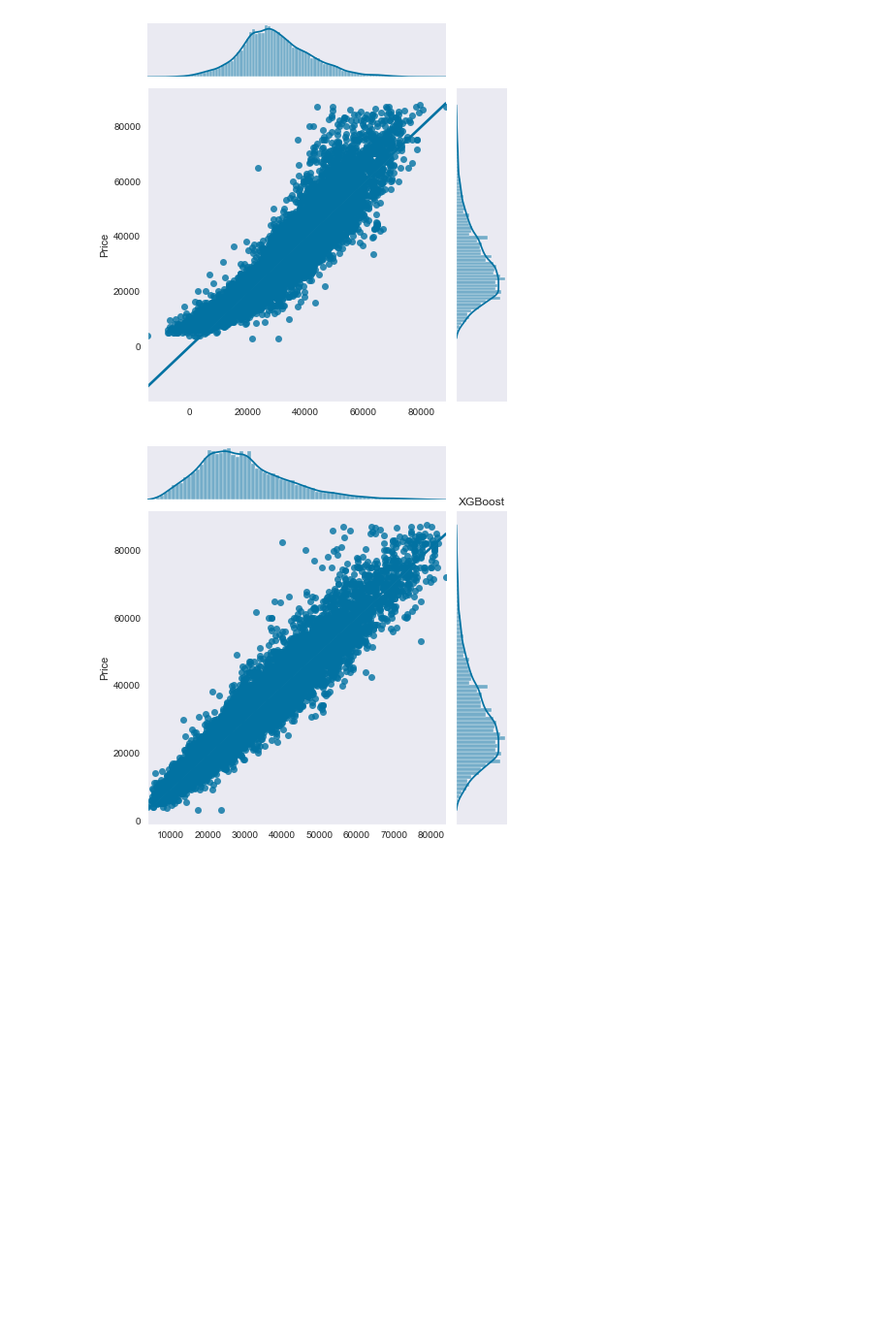
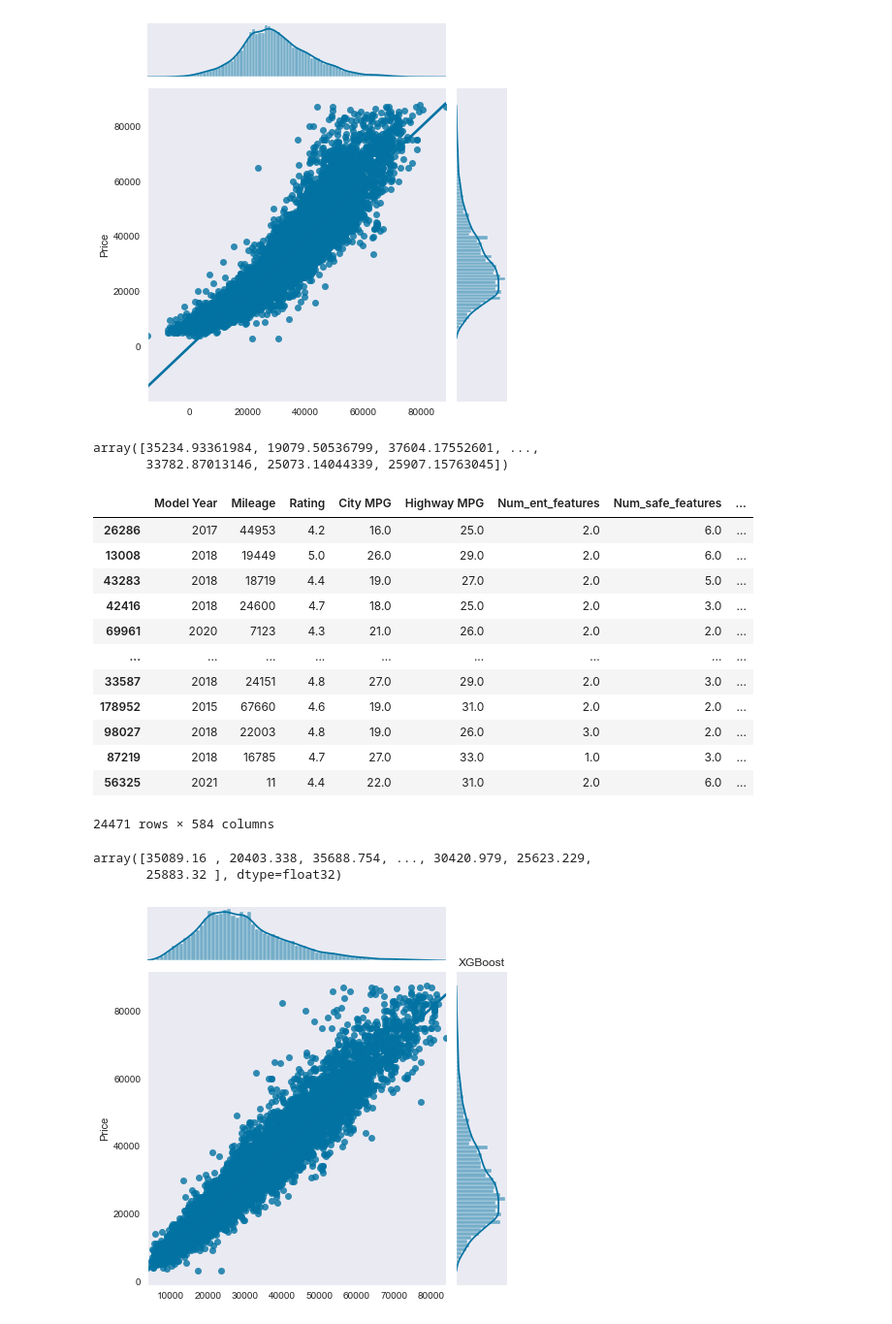
Before and after one commit to luongtruong77/regression-car-price-predictor, a Jupyter notebook: Modeling.ipynb, the cells around one changed output. Shown at 97% size. Cells and saved outputs as stored; diff of their text form; code cells hidden in the pictures; blank space fills up the shorter version.

```diff
--- a/Modeling.ipynb
+++ b/Modeling.ipynb
@@ -620,3 +630,24 @@ plt.savefig('figures/joint_linear.png')
 plt.show()
 # %% [output]
 [figure]
+# %%
+y_pred
+# %% [output]
+array([35234.93361984, 19079.50536799, 37604.17552601, ...,
+       33782.87013146, 25073.14044339, 25907.15763045])
+# %%
+X_test
+# %% [output]
+|  | Model Year | Mileage | Rating | City MPG | Highway MPG | Num_ent_features | Num_safe_features | ... |
+| 26286 | 2017 | 44953 | 4.2 | 16.0 | 25.0 | 2.0 | 6.0 | ... |
+| 13008 | 2018 | 19449 | 5.0 | 26.0 | 29.0 | 2.0 | 6.0 | ... |
+| 43283 | 2018 | 18719 | 4.4 | 19.0 | 27.0 | 2.0 | 5.0 | ... |
+| 42416 | 2018 | 24600 | 4.7 | 18.0 | 25.0 | 2.0 | 3.0 | ... |
+| 69961 | 2020 | 7123 | 4.3 | 21.0 | 26.0 | 2.0 | 2.0 | ... |
+| ... | ... | ... | ... | ... | ... | ... | ... | ... |
+| 33587 | 2018 | 24151 | 4.8 | 27.0 | 29.0 | 2.0 | 3.0 | ... |
+| 178952 | 2015 | 67660 | 4.6 | 19.0 | 31.0 | 2.0 | 2.0 | ... |
+| 98027 | 2018 | 22003 | 4.8 | 19.0 | 26.0 | 3.0 | 2.0 | ... |
+| 87219 | 2018 | 16785 | 4.7 | 27.0 | 33.0 | 1.0 | 3.0 | ... |
+| 56325 | 2021 | 11 | 4.4 | 22.0 | 31.0 | 2.0 | 6.0 | ... |
+24471 rows × 584 columns
@@ -623,3 +659,8 @@ plt.show()
+# %%
+y_pred_xgb
+# %% [output]
+array([35089.16 , 20403.338, 35688.754, ..., 30420.979, 25623.229,
+       25883.32 ], dtype=float32)
 # %%
 X_train, X_test, y_train, y_test = train_test_split(cars, y_df, test_size=0.2,random_state=42)
 
```
Also changed, not shown: parts of 10 cells of this notebook, 4 other files.
